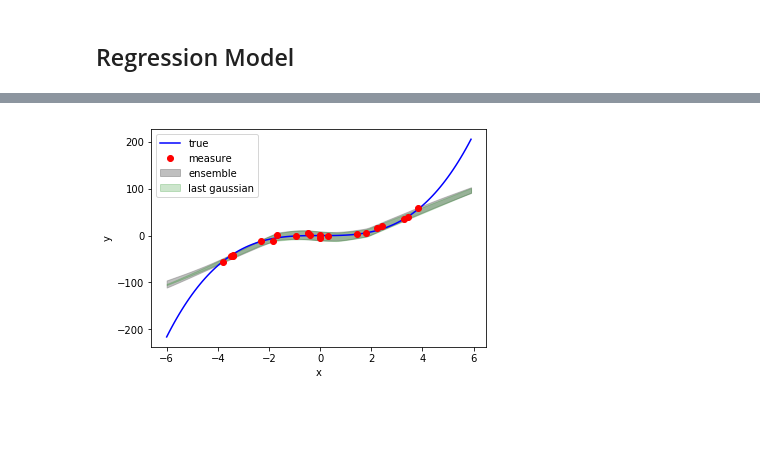
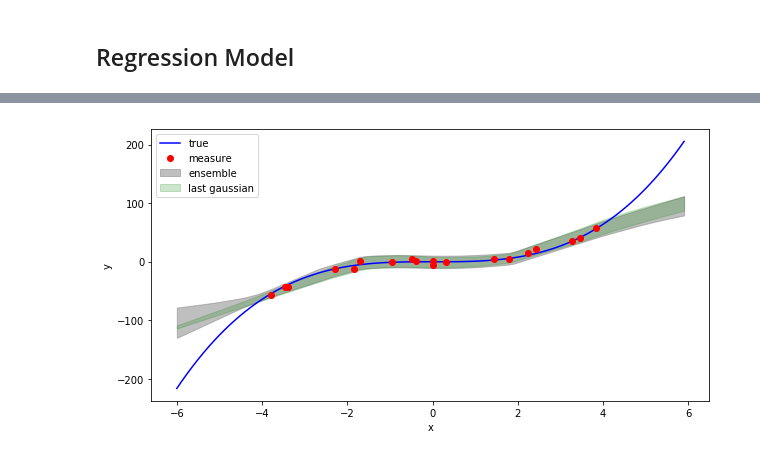
Before and after one commit to hayoung-kim/tf2-deep-ensemble-uncertainty, a Jupyter notebook: ensemble.ipynb, the cells around one changed output, grey strips where cells are left out. Cells and saved outputs as stored; diff of their text form; code cells hidden in the pictures; blank space fills up the shorter version.

```diff
--- a/ensemble.ipynb
+++ b/ensemble.ipynb
@@ -47,9 +47,9 @@ dataset = dataset.shuffle(20).batch(5)
 class Regressor(object):
     def __init__(self):
         x_input = tfkl.Input(shape=[1,])
-        dense1 = tfkl.Dense(50, activation=tf.nn.relu)(x_input)
-        dense2 = tfkl.Dense(50, activation=tf.nn.relu)(dense1)
-        out = tfkl.Dense(2)(dense2)
+        dense1 = tfkl.Dense(50, activation=tf.nn.relu, bias_initializer='glorot_normal')(x_input)
+        dense2 = tfkl.Dense(50, activation=tf.nn.relu, bias_initializer='glorot_normal')(dense1)
+        out = tfkl.Dense(2, bias_initializer='glorot_normal')(dense2)
 
         mean, raw_var = tf.split(out, num_or_size_splits=2, axis=1)
 
@@ -124,34 +158,35 @@ KeyboardInterrupt:
 # %%
 _x = np.arange(-6, 6, 0.1)
 _y = map(lambda x: x*x*x, _x)
 
+plt.figure(figsize=(10,5))
 plt.plot(_x, _y, 'b-', label='true')
 plt.plot(x_data, y_data, 'ro', label='measure')
 
 mu_list = []
 var_list = []
 for model in ensemble:
     mu, var = model.predict((_x - x_mu)/x_std)
     mu = np.squeeze(mu)
     var = np.squeeze(var)
     mu_list.append(mu)
     var_list.append(var)
 
 mu_star = np.mean(np.array(mu_list), axis=0)
 var_star = np.mean(np.array(var_list) + np.array(mu_list) ** 2, axis=0) - mu_star ** 2
 
-upper_y = np.squeeze((mu_star + 2*np.sqrt(var_star))*y_std + y_mu)
-lower_y = np.squeeze((mu_star - 2*np.sqrt(var_star))*y_std + y_mu)
+upper_y = np.squeeze((mu_star + 3*np.sqrt(var_star))*y_std + y_mu)
+lower_y = np.squeeze((mu_star - 3*np.sqrt(var_star))*y_std + y_mu)
 
 plt.fill_between(_x, lower_y, upper_y, color='gray', alpha=0.5, label='ensemble')
 
-upper_y = np.squeeze((mu + 2*np.sqrt(var))*y_std + y_mu)
-lower_y = np.squeeze((mu - 2*np.sqrt(var))*y_std + y_mu)
+upper_y = np.squeeze((mu + 3*np.sqrt(var))*y_std + y_mu)
+lower_y = np.squeeze((mu - 3*np.sqrt(var))*y_std + y_mu)
 
 plt.fill_between(_x, lower_y, upper_y, color='green', alpha=0.2, label='last gaussian')
 plt.xlabel('x')
 plt.ylabel('y')
 plt.legend()
 plt.show()
 # %% [output]
-[figure, old version]
+[figure, new version]
```
Also changed, not shown: parts of 6 cells of this notebook.
